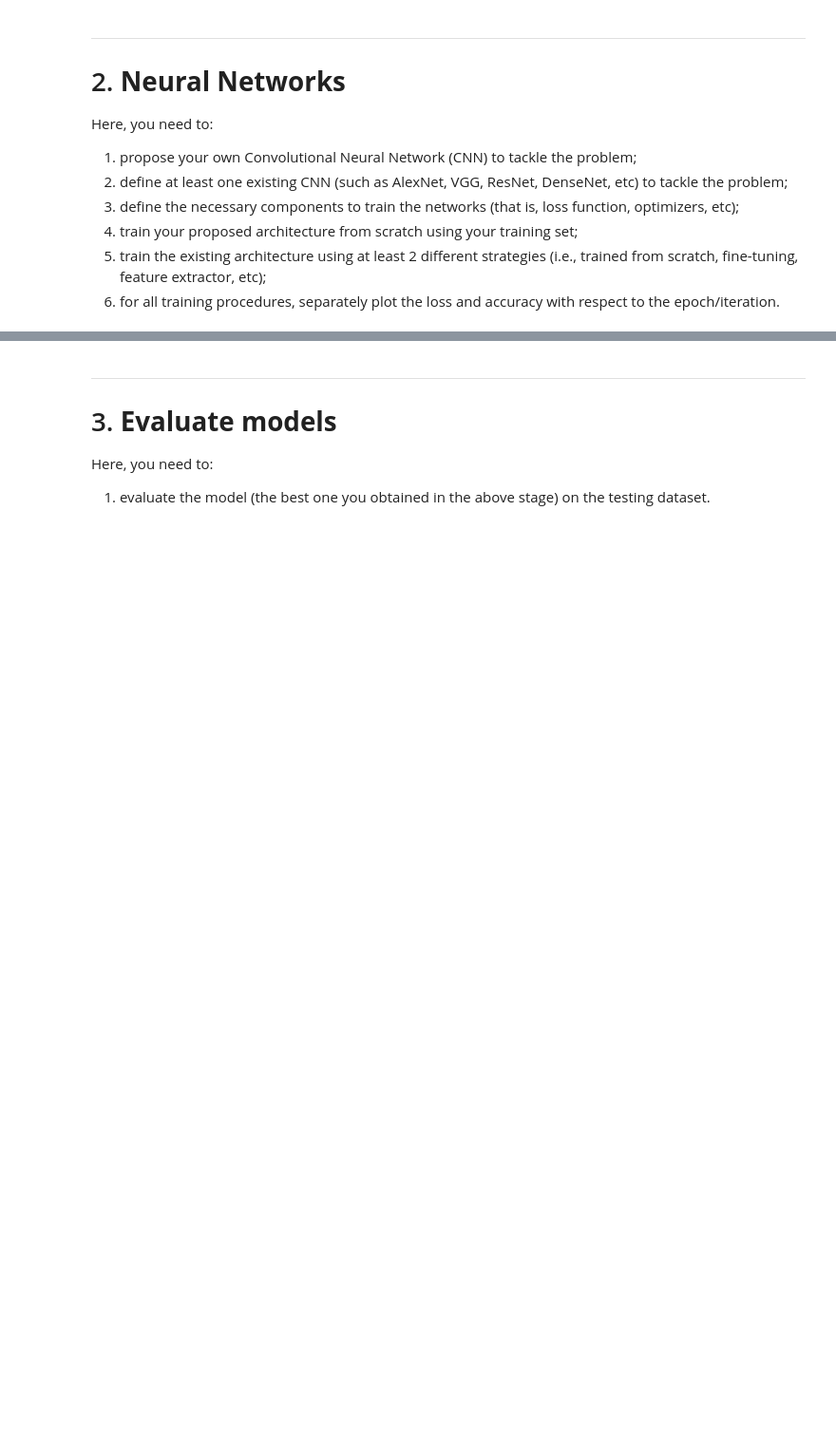
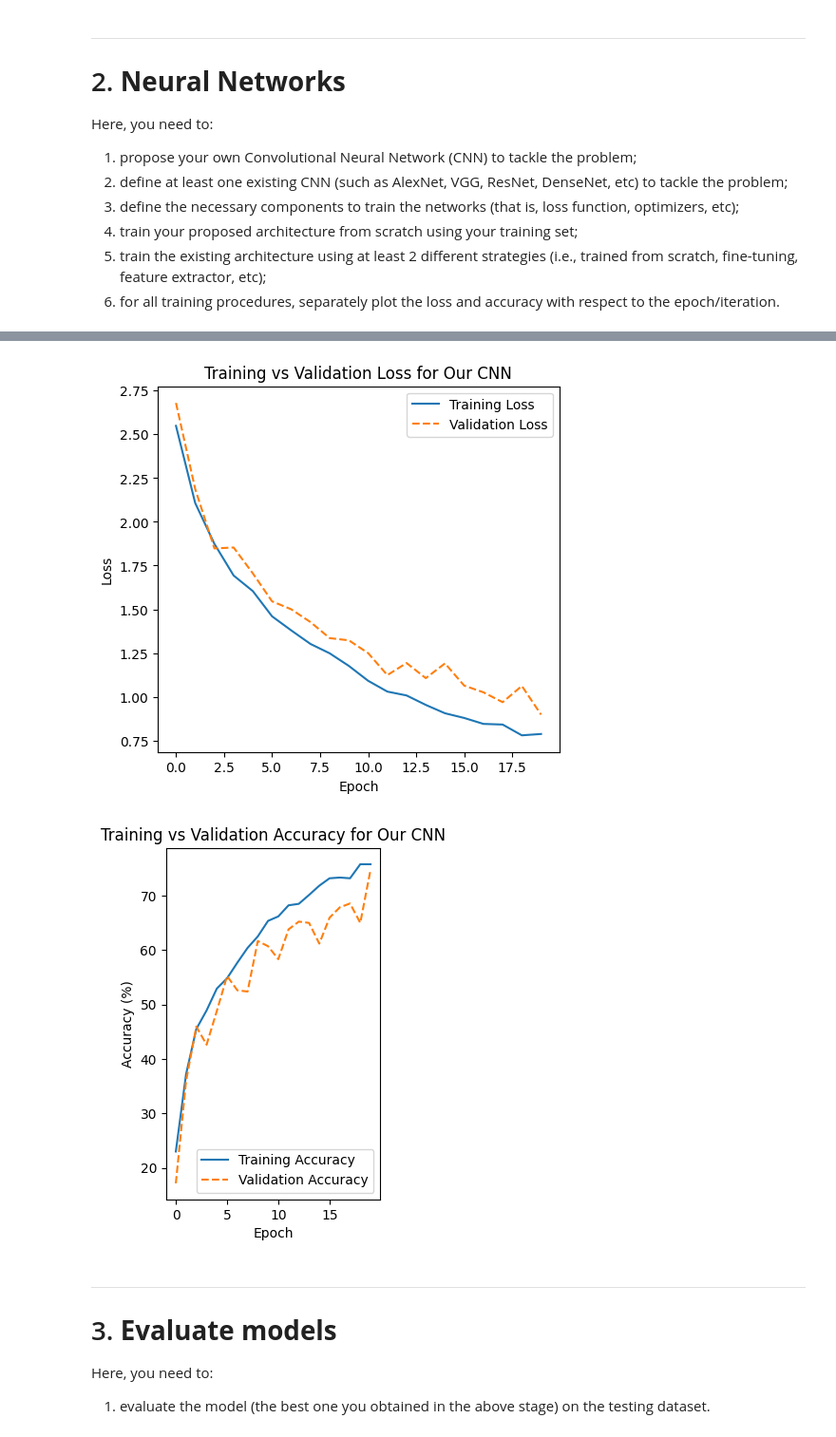
Before and after one commit to mlbuiten515/CNN-Computer-Vision, a Jupyter notebook: COMP534_assignment2.ipynb, the cells around one changed output, grey strips where cells are left out. Shown at 95% size. Cells and saved outputs as stored; diff of their text form; code cells hidden in the pictures; blank space fills up the shorter version.

```diff
--- a/COMP534_assignment2.ipynb
+++ b/COMP534_assignment2.ipynb
@@ -170,8 +170,8 @@ def train_model(model, train_loader, test_loader, criterion, optimizer, num_epoc
         test_accuracies.append(epoch_test_acc)
 
         print(f"Epoch {epoch+1}/{num_epochs} - "
-              f"Validation Loss: {epoch_train_loss:.4f}, Validation Acc: {epoch_train_acc:.2f}% | "
-              f"Test Loss: {epoch_test_loss:.4f}, Test Acc: {epoch_test_acc:.2f}%")
+              f"Train Loss: {epoch_train_loss:.4f}, Train Acc: {epoch_train_acc:.2f}% | "
+              f"Validation Loss: {epoch_test_loss:.4f}, Validation Acc: {epoch_test_acc:.2f}%")
 
     return train_losses, test_losses, train_accuracies, test_accuracies
 # %%
@@ -390,7 +371,7 @@ class CNN(nn.Module):
 
         # Layer 4
         self.conv4 = nn.Conv2d(64, 128, 3, padding='same')
-        self.dropout = nn.Dropout(0.3)
+        self.dropout = nn.Dropout(0.2)
         self.bn4 = nn.BatchNorm2d(128)
         # output: 8 x 8 x 128
 
@@ -438,8 +419,9 @@ criterion = nn.CrossEntropyLoss()
 optimizer = optim.Adam(proposed_model.parameters(), lr=1e-3, weight_decay=1e-4)
 
 train_losses, val_losses, train_accuracies, val_accuracies = train_model(
-    proposed_model, train_loader, test_loader, criterion, optimizer, num_epochs=35
+    proposed_model, train_loader, test_loader, criterion, optimizer, num_epochs=20
 )
 
 plot_loss('Our CNN', train_losses, val_losses)
 plot_acc('Our CNN', train_accuracies, val_accuracies)
+# %% [output]
@@ -446,3 +448,5 @@ plot_acc('Our CNN', train_accuracies, val_accuracies)
+[figure, added]
+[figure, added]
 # %% [markdown]
 ---
 
```
Also changed, not shown: parts of 3 cells of this notebook.
